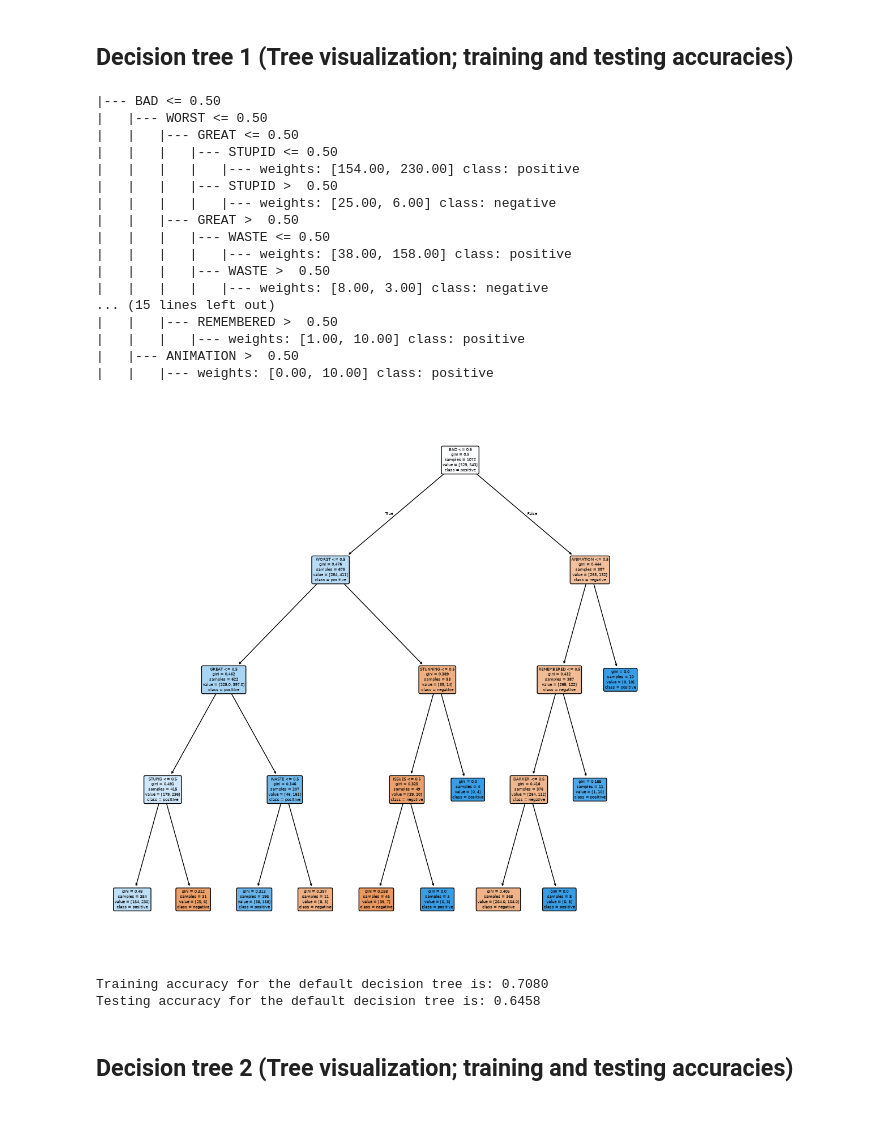
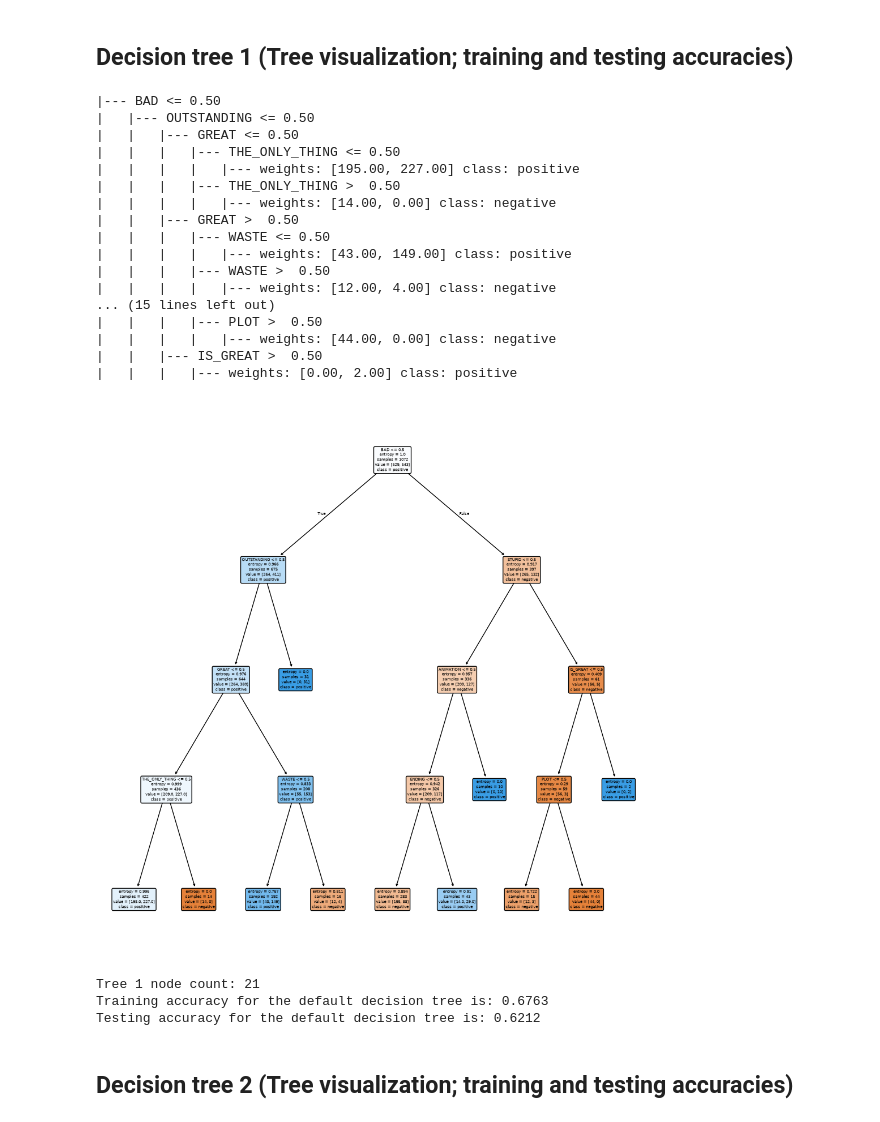
Before and after one commit to junseo25/comm4259-work, a Jupyter notebook: assignment_01/10-07-26_Jun_Seo_Lee_Assignment_01-Decision_Trees.ipynb, the cells around one changed output. Saved outputs shown, nothing was run; the diff lists cells and outputs as text; code cells hidden in the pictures.

```diff
--- a/assignment_01/10-07-26_Jun_Seo_Lee_Assignment_01-Decision_Trees.ipynb
+++ b/assignment_01/10-07-26_Jun_Seo_Lee_Assignment_01-Decision_Trees.ipynb
@@ -149,6 +149,7 @@ plt.show()
 # %%
 # Build a decision tree with default parameter.
 movietree1 = DecisionTreeClassifier(max_depth = 4,
+                            criterion="entropy",
                             max_leaf_nodes = None,
                             min_impurity_decrease = 0.002,
                             min_samples_leaf = 1,
@@ -162,37 +163,41 @@ movietree1 = movietree1.fit(X_train,y_train)
 save_tree_text(movietree1, fnames, "movietree1.txt")
 # %% [output]
 |--- BAD <= 0.50
-|   |--- WORST <= 0.50
+|   |--- OUTSTANDING <= 0.50
 |   |   |--- GREAT <= 0.50
-|   |   |   |--- STUPID <= 0.50
-|   |   |   |   |--- weights: [154.00, 230.00] class: positive
-|   |   |   |--- STUPID >  0.50
-|   |   |   |   |--- weights: [25.00, 6.00] class: negative
+|   |   |   |--- THE_ONLY_THING <= 0.50
+|   |   |   |   |--- weights: [195.00, 227.00] class: positive
+|   |   |   |--- THE_ONLY_THING >  0.50
+|   |   |   |   |--- weights: [14.00, 0.00] class: negative
 |   |   |--- GREAT >  0.50
 |   |   |   |--- WASTE <= 0.50
-|   |   |   |   |--- weights: [38.00, 158.00] class: positive
+|   |   |   |   |--- weights: [43.00, 149.00] class: positive
 |   |   |   |--- WASTE >  0.50
-|   |   |   |   |--- weights: [8.00, 3.00] class: negative
+|   |   |   |   |--- weights: [12.00, 4.00] class: negative
 ... (15 lines left out)
-|   |   |--- REMEMBERED >  0.50
-|   |   |   |--- weights: [1.00, 10.00] class: positive
-|   |--- ANIMATION >  0.50
-|   |   |--- weights: [0.00, 10.00] class: positive
+|   |   |   |--- PLOT >  0.50
+|   |   |   |   |--- weights: [44.00, 0.00] class: negative
+|   |   |--- IS_GREAT >  0.50
+|   |   |   |--- weights: [0.00, 2.00] class: positive
 # %%
 # Call the viz_tree function
-viz_tree_fig(movietree1, fnames, cnames, "movietree1.pdf")
+viz_tree_fig(movietree1, fnames, cnames, "tree1.pdf")
+
+# Print the number of nodes
+print("Tree 1 node count:", movietree1.tree_.node_count)
 
 # Calculate training accuracy
 y_pred_train = movietree1.predict(X_train)
 print(f"Training accuracy for the default decision tree is: {accuracy_score(y_train, y_pred_train):.4f}")
 
 # Calculate testing accuracy
 y_pred_test = movietree1.predict(X_test)
 print(f"Testing accuracy for the default decision tree is: {accuracy_score(y_test, y_pred_test):.4f}")
 # %% [output]
-[figure, old version]
+[figure, new version]
-Training accuracy for the default decision tree is: 0.7080
-Testing accuracy for the default decision tree is: 0.6458
+Tree 1 node count: 21
+Training accuracy for the default decision tree is: 0.6763
+Testing accuracy for the default decision tree is: 0.6212
 # %% [markdown]
 ## Decision tree 2 (Tree visualization; training and testing accuracies)
 # %%
```
Also changed, not shown: parts of 11 cells of this notebook, 9 other files.
